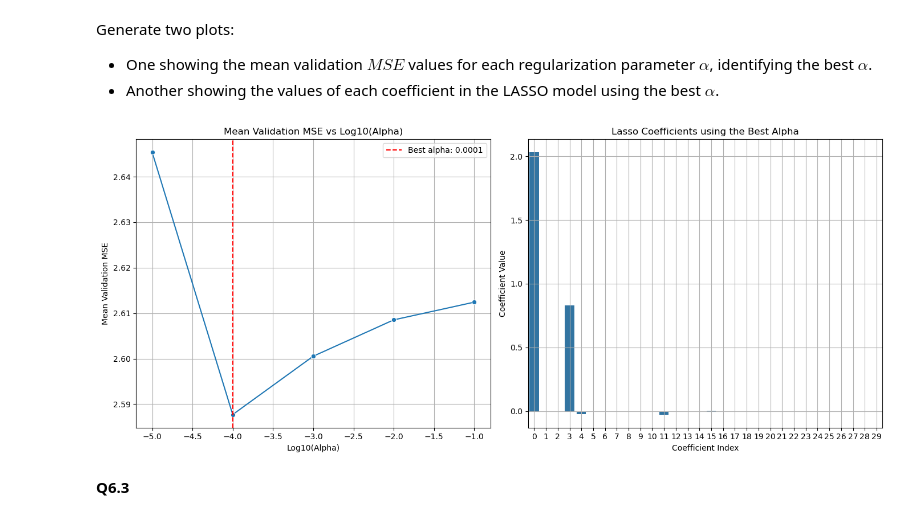
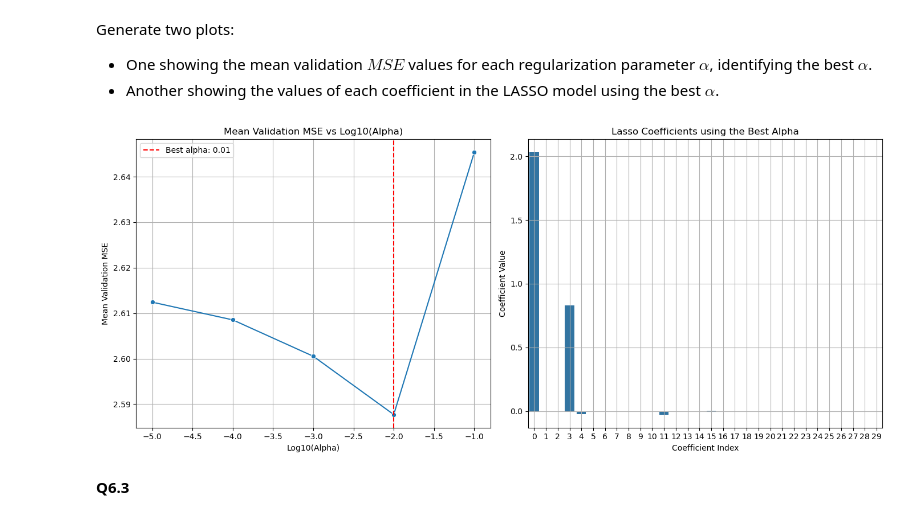
Before and after one commit to julienberman/CS-109a, a Jupyter notebook: psets/cs1090a_hw3/cs1090a_hw3.ipynb, the cells around one changed output. Drawn from its saved outputs; the diff is of its cells as text; code cells hidden in the pictures.

```diff
--- a/psets/cs1090a_hw3/cs1090a_hw3.ipynb
+++ b/psets/cs1090a_hw3/cs1090a_hw3.ipynb
@@ -1046,7 +1051,7 @@ lasso_cv = LassoCV(alphas=alphas, cv=10, max_iter=100000).fit(X_poly_train, y_tr
 lassoCV_val_mses_mean = np.mean(lasso_cv.mse_path_, axis=1)
 
 # get best alpha
-best_alpha = alphas[np.argmin(lassoCV_val_mses_mean)]
+best_alpha = lasso_cv.alpha_
 
 print("Mean cross-validation MSEs for each alpha:", lassoCV_val_mses_mean)
 print("Best alpha:", best_alpha)
@@ -1070,27 +1075,27 @@ Generate two plots:
 # %%
 # Create a figure with two subplots side by side
 fig, axs = plt.subplots(1, 2, figsize=(14, 6))
 
 # mean validation MSE for each alpha
-sns.lineplot(x=np.log10(alphas), y=lassoCV_val_mses_mean, marker='o', ax=axs[0])
+sns.lineplot(x=np.log10(lasso_cv.alphas_), y=lassoCV_val_mses_mean, marker='o', ax=axs[0])
 axs[0].axvline(np.log10(best_alpha), color='red', linestyle='--', label=f'Best alpha: {best_alpha}')
 axs[0].set_xlabel('Log10(Alpha)')
 axs[0].set_ylabel('Mean Validation MSE')
 axs[0].set_title('Mean Validation MSE vs Log10(Alpha)')
 axs[0].legend()
 axs[0].grid(True)
 
 # lasso coefficients using the best alpha
 sns.barplot(x=np.arange(len(lasso_cv.coef_)), y=lasso_cv.coef_, ax=axs[1])
 axs[1].set_xlabel('Coefficient Index')
 axs[1].set_ylabel('Coefficient Value')
 axs[1].set_title('Lasso Coefficients using the Best Alpha')
 axs[1].grid(True)
 
 plt.tight_layout()
 plt.show()
 # %% [output]
-[figure, old version]
+[figure, new version]
 # %% [markdown]
 <!-- END QUESTION -->
 
```
Also changed, not shown: parts of 17 cells of this notebook, 1 other file.
